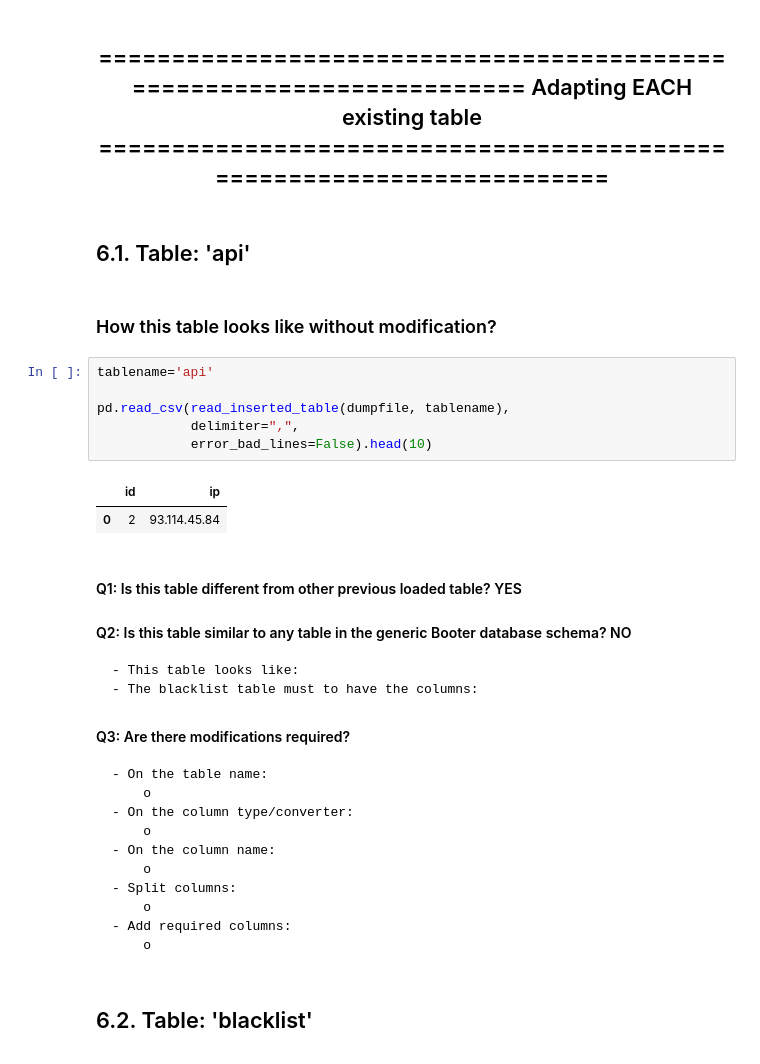
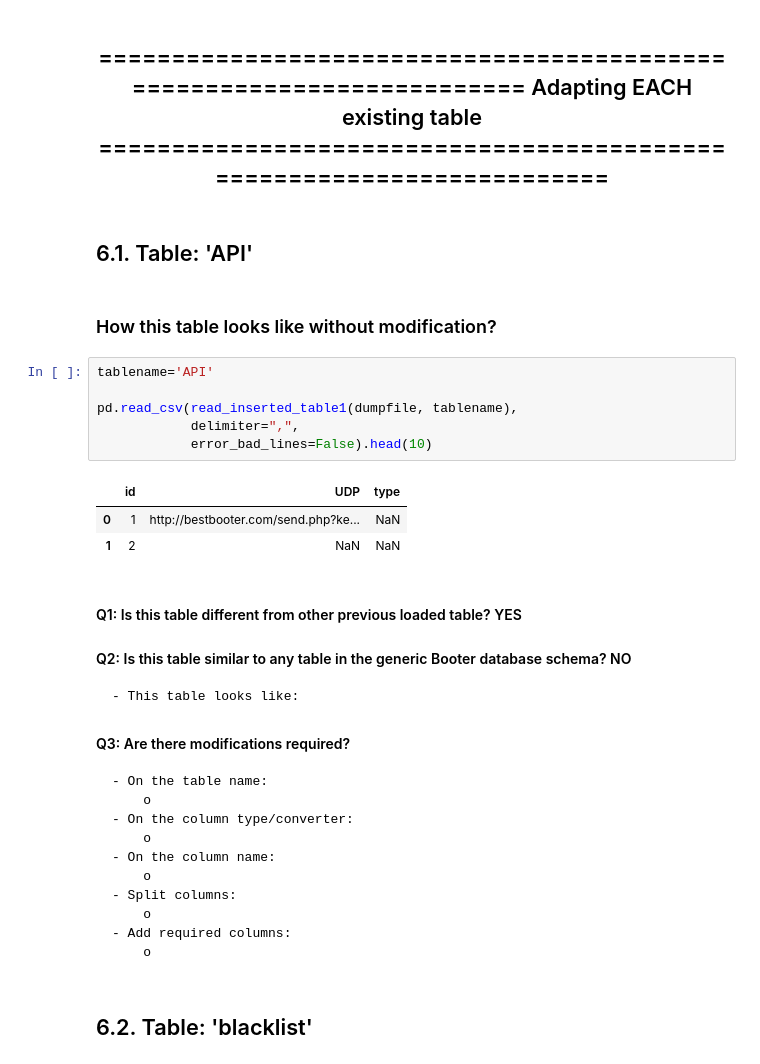
Before and after one commit to jjsantanna/booter_dbs_analyses, a Jupyter notebook: case_studies/212booter/analysis_212booter.ipynb, the cells around one changed output. Drawn from its saved outputs; the diff is of its cells as text.

```diff
--- a/case_studies/212booter/analysis_212booter.ipynb
+++ b/case_studies/212booter/analysis_212booter.ipynb
@@ -227,23 +89,23 @@ def strip_insertintologs(text):
 Adapting EACH existing table
 ======================================================================</h2>
 # %% [markdown]
-## 6.1. Table: 'api'
+## 6.1. Table: 'API'
 # %% [markdown]
 ### How this table looks like without modification?
 # %%
-tablename='api'
+tablename='API'
 
-pd.read_csv(read_inserted_table(dumpfile, tablename),
+pd.read_csv(read_inserted_table1(dumpfile, tablename),
             delimiter=",",
             error_bad_lines=False).head(10)
 # %% [output]
-|  | id | ip |
-| 0 | 2 | 93.114.45.84 |
+|  | id | UDP | type |
+| 0 | 1 | http://bestbooter.com/send.php?ke... | NaN |
+| 1 | 2 | NaN | NaN |
 # %% [markdown]
 #### Q1: Is this table different from other previous loaded table? YES
 #### Q2: Is this table similar to any table in the generic Booter database schema? NO
     - This table looks like:
-    - The blacklist table must to have the columns:
 
 #### Q3: Are there modifications required?
     - On the table name:
```
Also changed, not shown: parts of 114 cells of this notebook, 34 other files.
